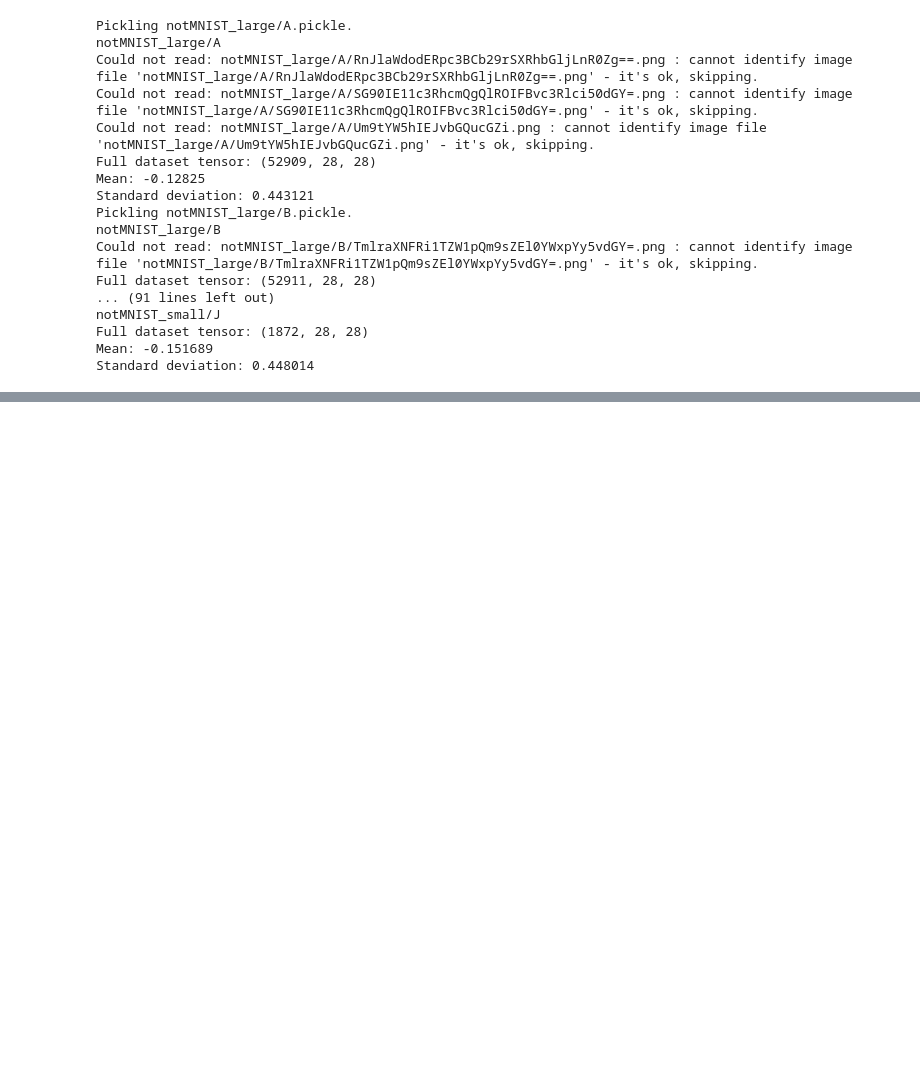
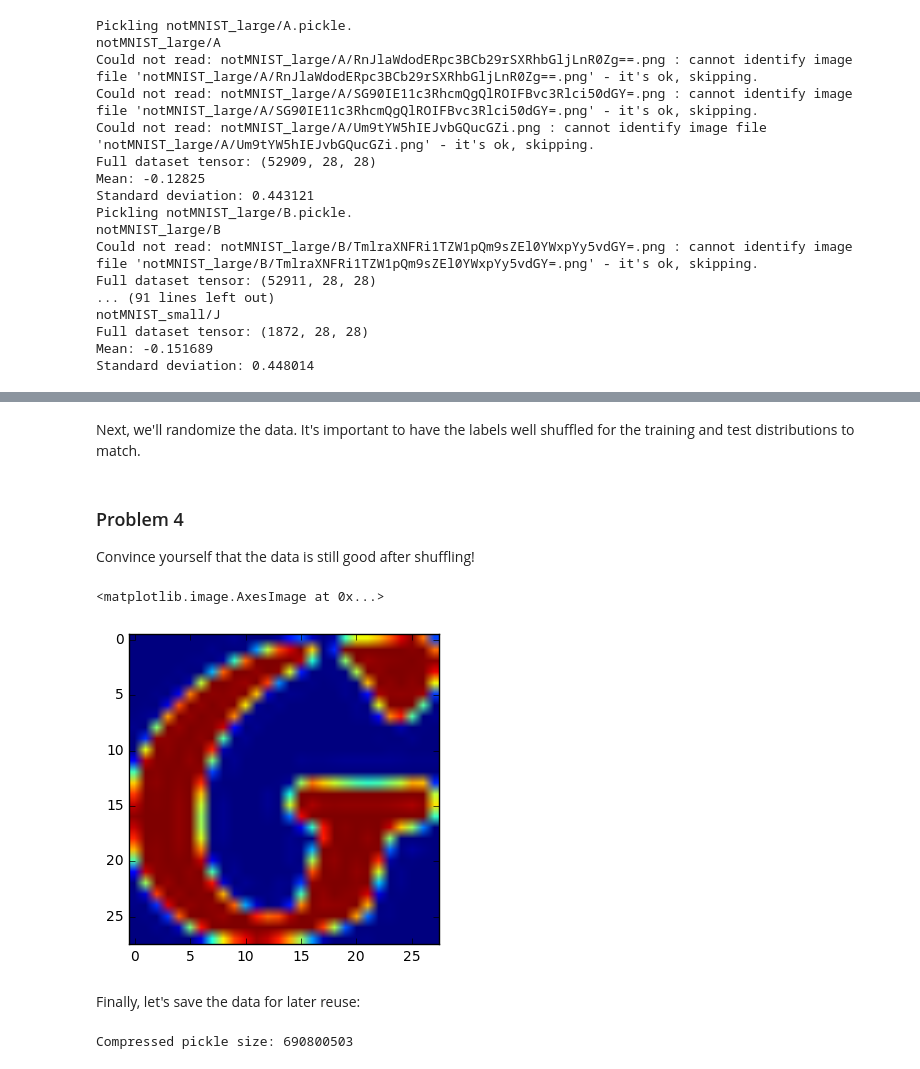
Before and after one commit to jfalkson/deep_learning_udacity, a Jupyter notebook: assigment_1.ipynb, the cells around one changed output, grey strips where cells are left out. Cells and saved outputs as stored; diff of their text form; code cells hidden in the pictures; blank space fills up the shorter version.

```diff
--- a/assigment_1.ipynb
+++ b/assigment_1.ipynb
@@ -179,0 +210,10 @@ Standard deviation: 0.448014
+# %%
+#function will show name of letter based on label
+def letter(i):
+    return 'ABCDEFGHIJ'[i]
+# %%
+#time to check how mane records in each label (letter)
+for i in range(0,10):
+    with open(train_datasets[i], 'rb') as f:
+        letter_set = pickle.load(f)
+    print('Size of data set for class ' + letter(i) + ': ' + str(len(letter_set)))
@@ -179,0 +293,22 @@ Standard deviation: 0.448014
+# %% [markdown]
+Next, we'll randomize the data. It's important to have the labels well shuffled for the training and test distributions to match.
+# %%
+def randomize(dataset, labels):
+  permutation = np.random.permutation(labels.shape[0])
+  shuffled_dataset = dataset[permutation,:,:]
+  shuffled_labels = labels[permutation]
+  return shuffled_dataset, shuffled_labels
+train_dataset, train_labels = randomize(train_dataset, train_labels)
+test_dataset, test_labels = randomize(test_dataset, test_labels)
+valid_dataset, valid_labels = randomize(valid_dataset, valid_labels)
+# %% [markdown]
+### Problem 4
+Convince yourself that the data is still good after shuffling!
+# %%
+plt.imshow(train_dataset[np.random.randint(train_dataset.shape[0])])
+# plt.pcolor(train_dataset[np.random.randint(train_dataset.shape[0])], cmap="Greys")
+# %% [output]
+<matplotlib.image.AxesImage at 0x...>
+[figure, added]
+# %% [markdown]
+Finally, let's save the data for later reuse:
@@ -179,0 +333,5 @@ Standard deviation: 0.448014
+# %%
+statinfo = os.stat(pickle_file)
+print('Compressed pickle size:', statinfo.st_size)
+# %% [output]
+Compressed pickle size: 690800503
```
Also changed, not shown: parts of 20 cells of this notebook.
